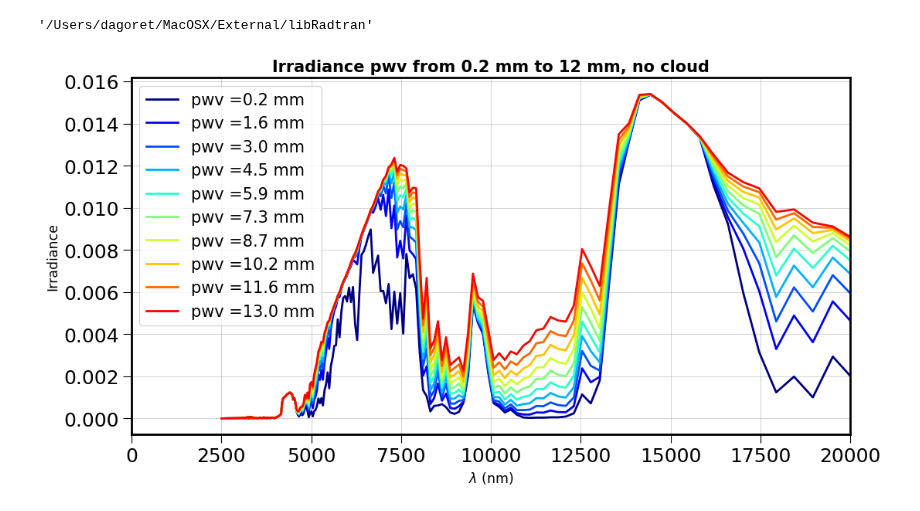
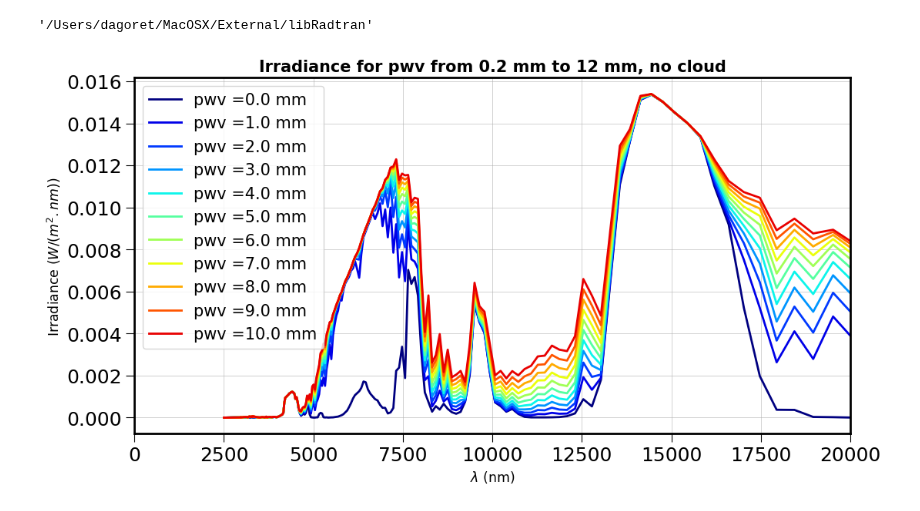
Before and after one commit to LSSTDESC/libradtranpy, a Jupyter notebook: docs/notebooks/libradtranpy/thermal/SimuRT_thermal_PWV_Irradiance.ipynb, the cells around one changed output. Cells and saved outputs as stored; diff of their text form; code cells hidden in the pictures.

```diff
--- a/docs/notebooks/libradtranpy/thermal/SimuRT_thermal_PWV_Irradiance.ipynb
+++ b/docs/notebooks/libradtranpy/thermal/SimuRT_thermal_PWV_Irradiance.ipynb
@@ -65,7 +65,7 @@ aer=0
 ozone=300.
 cloudext=0
 # %%
-pwvs=np.linspace(0.2,13.,10)
+pwvs=np.arange(0.,11.,1.)
 # %%
 NBOBS=len(pwvs)
 # %%
@@ -88,16 +88,18 @@ wl1=wl
 # %%
 for index,pwv in enumerate(pwvs):
     label = f"pwv ={pwv:.1f} mm"
-    plt.plot(wl1,all_temp[index],'-',color=all_colors[index],label=label)
+
+    if index !=0:
+        plt.plot(wl1,all_temp[index],'-',color=all_colors[index],label=label)
 
 plt.xlim(0,20000)
 plt.grid()
-plt.title("Irradiance pwv from 0.2 mm to 12 mm, no cloud")
+plt.title("Irradiance for pwv from 0.2 mm to 12 mm, no cloud")
 plt.xlabel("$\\lambda$ (nm)")
-plt.ylabel("Irradiance")
+plt.ylabel("Irradiance ($W/(m^2.nm)$)")
 plt.legend()
 figname=string_date+"_multiirradiance_pwv_cld0.png"
 
 plt.savefig(figname)
 # %% [output]
-[figure, old version]
+[figure, new version]
```
Also changed, not shown: parts of 1 cell of this notebook, 5 other files.
